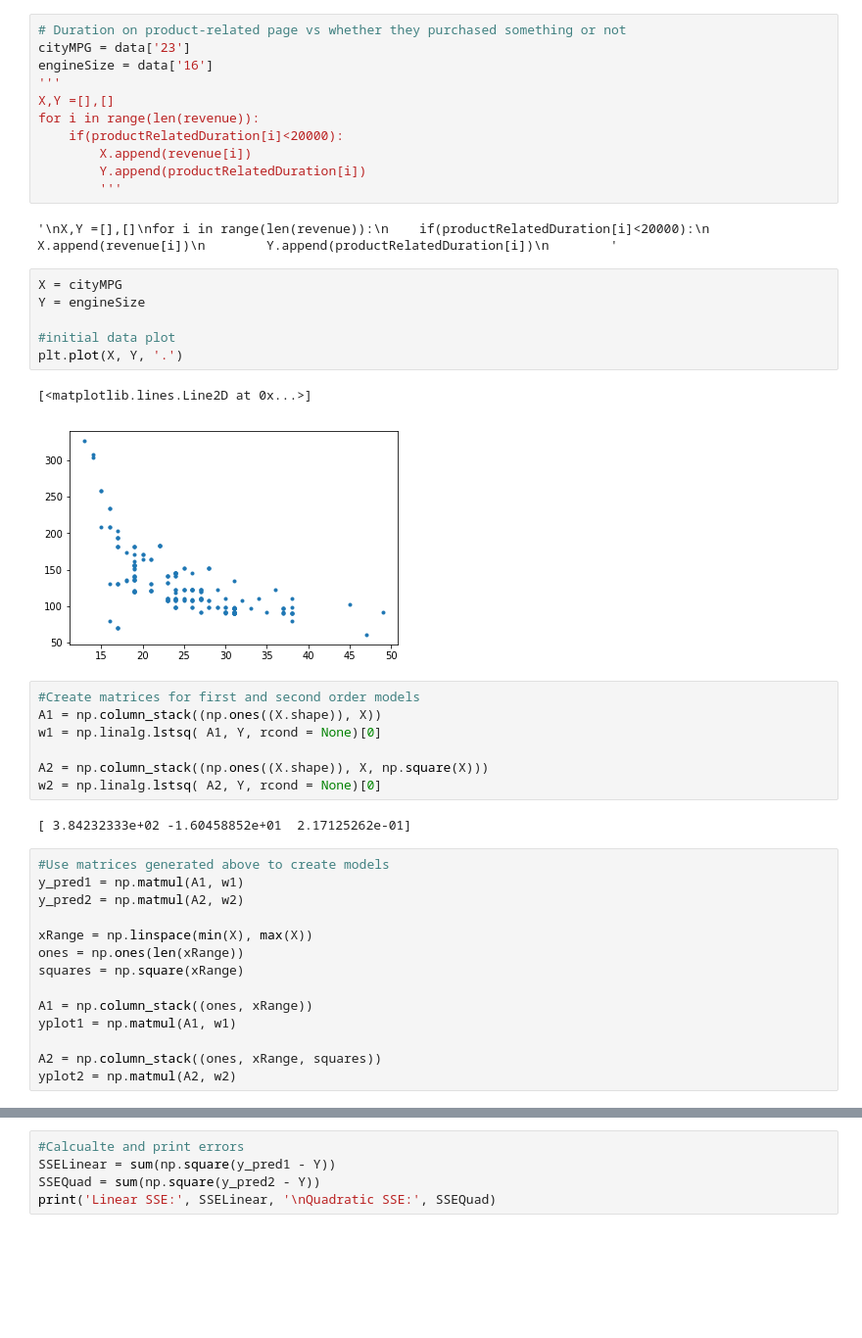
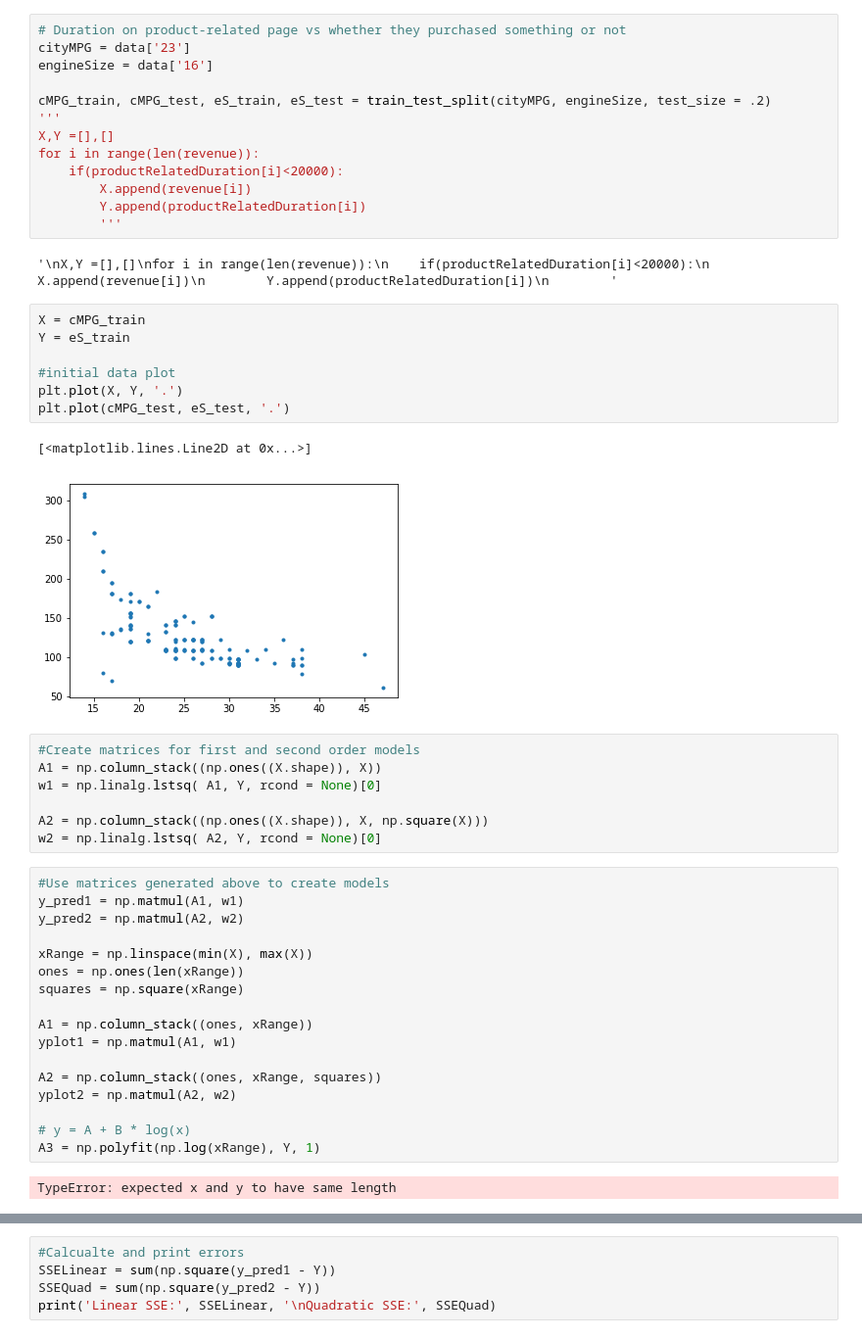
Before and after one commit to Dagaril/COGS109_FinalAssignment, a Jupyter notebook: Code.ipynb, the cells around one changed output, grey strips where cells are left out. Shown at 98% size. Saved outputs shown, nothing was run; the diff lists cells and outputs as text; blank space fills up the shorter version.

Commit message:
split data

```diff
--- a/Code.ipynb
+++ b/Code.ipynb
@@ -35,6 +35,8 @@ print(data)
 # Duration on product-related page vs whether they purchased something or not
 cityMPG = data['23']
 engineSize = data['16']
+
+cMPG_train, cMPG_test, eS_train, eS_test = train_test_split(cityMPG, engineSize, test_size = .2)
 '''
 X,Y =[],[]
 for i in range(len(revenue)):
@@ -45,14 +47,15 @@ for i in range(len(revenue)):
 # %% [output]
 '\nX,Y =[],[]\nfor i in range(len(revenue)):\n    if(productRelatedDuration[i]<20000):\n        X.append(revenue[i])\n        Y.append(productRelatedDuration[i])\n        '
 # %%
-X = cityMPG
-Y = engineSize
+X = cMPG_train
+Y = eS_train
 
 #initial data plot
 plt.plot(X, Y, '.')
+plt.plot(cMPG_test, eS_test, '.')
 # %% [output]
 [<matplotlib.lines.Line2D at 0x...>]
-[figure, old version]
+[figure, new version]
 # %%
 #Create matrices for first and second order models
 A1 = np.column_stack((np.ones((X.shape)), X))
@@ -60,8 +63,6 @@ w1 = np.linalg.lstsq( A1, Y, rcond = None)[0]
 
 A2 = np.column_stack((np.ones((X.shape)), X, np.square(X)))
 w2 = np.linalg.lstsq( A2, Y, rcond = None)[0]
-# %% [output]
-[ 3.84232333e+02 -1.60458852e+01  2.17125262e-01]
 # %%
 #Use matrices generated above to create models
 y_pred1 = np.matmul(A1, w1)
@@ -76,6 +77,11 @@ yplot1 = np.matmul(A1, w1)
 
 A2 = np.column_stack((ones, xRange, squares))
 yplot2 = np.matmul(A2, w2)
+
+# y = A + B * log(x)
+A3 = np.polyfit(np.log(xRange), Y, 1)
+# %% [output]
+TypeError: expected x and y to have same length
 # %%
 #Plot data alongside created models
 plt.plot(X,Y, '.')
```
Also changed, not shown: parts of 1 cell of this notebook.
